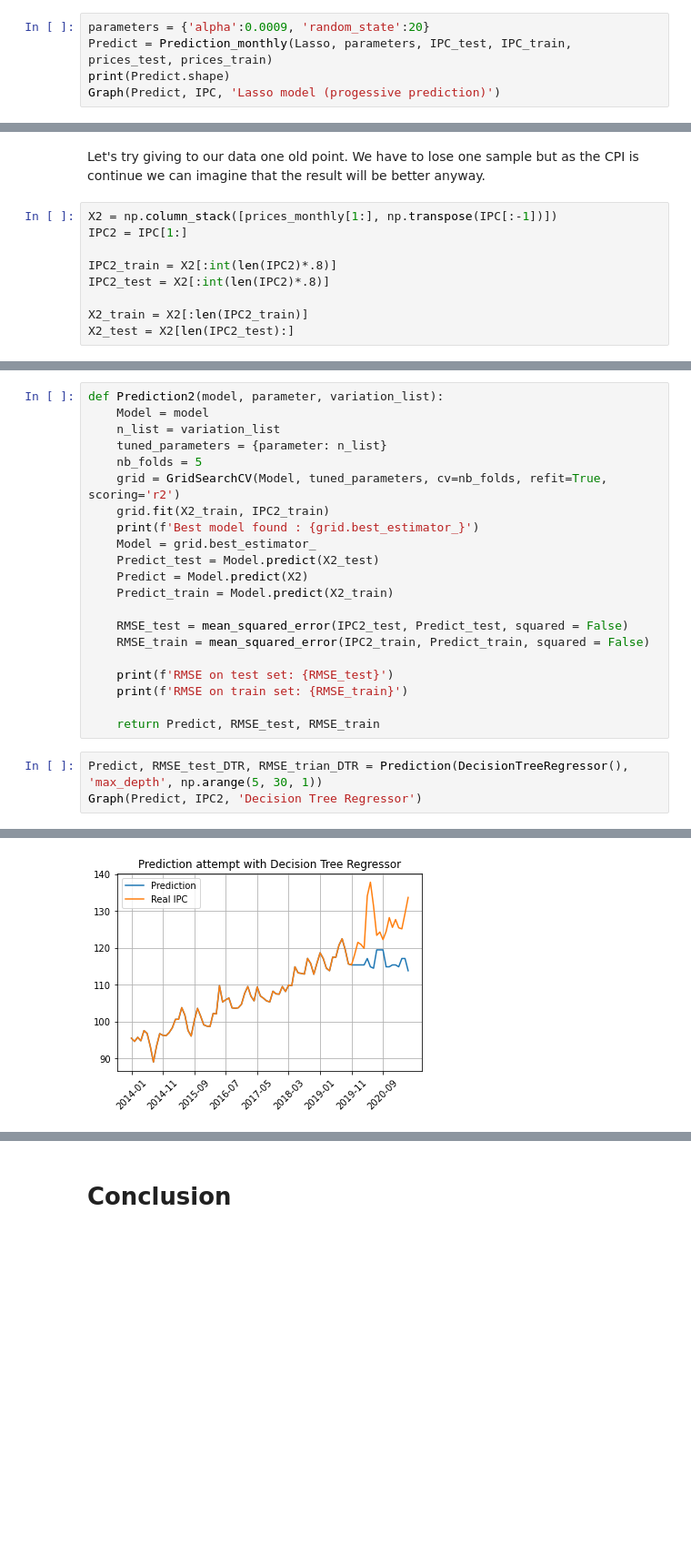
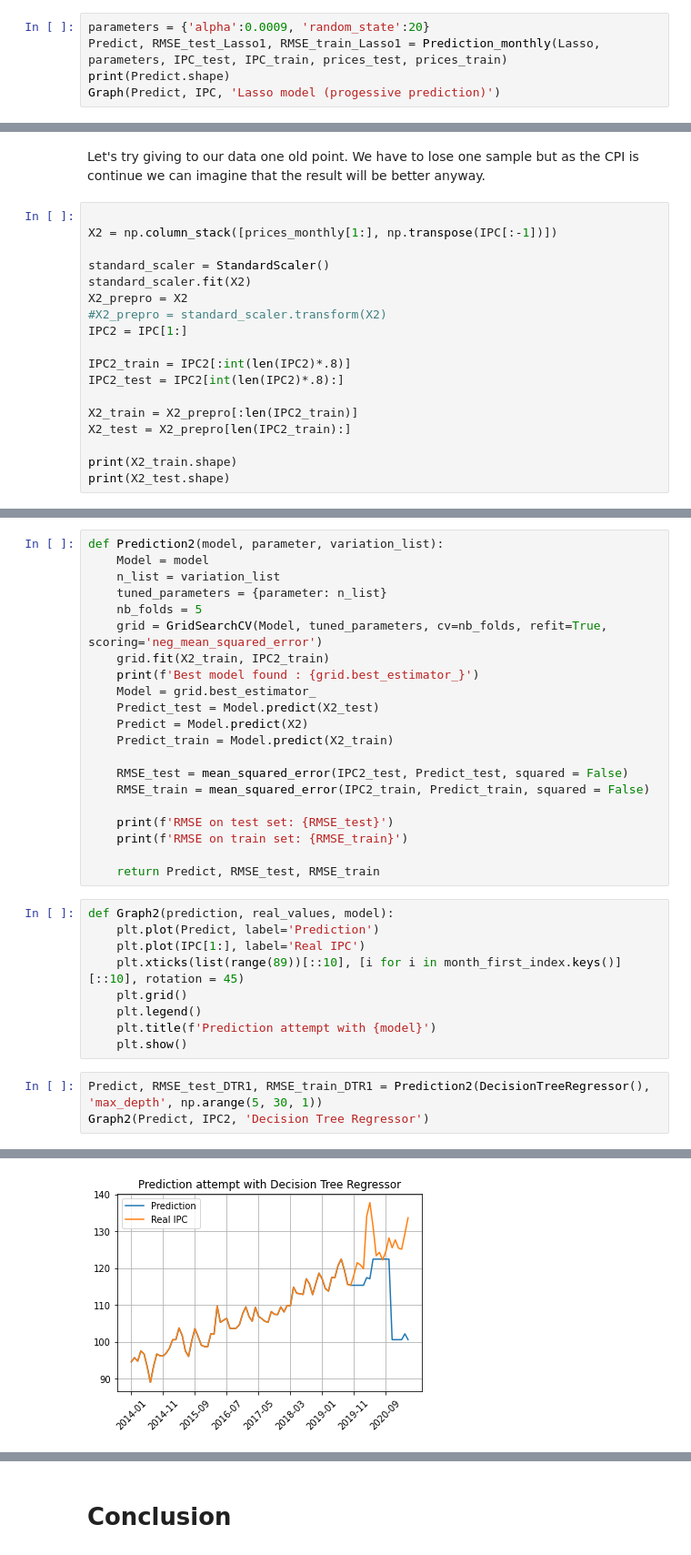
Before and after one commit to TristanBeuzelin/Projet-info-BNP, a Jupyter notebook: programms/simulations/Notebook/Global_notebook.ipynb, the cells around one changed output, grey strips where cells are left out. Shown at 91% size. Cells and saved outputs as stored; diff of their text form; blank space fills up the shorter version.

```diff
--- a/programms/simulations/Notebook/Global_notebook.ipynb
+++ b/programms/simulations/Notebook/Global_notebook.ipynb
@@ -351,6 +375,6 @@ RMSE on train set: 0.016625491974346544
 # %%
 parameters = {'alpha':0.0009, 'random_state':20}
-Predict = Prediction_monthly(Lasso, parameters, IPC_test, IPC_train, prices_test, prices_train)
+Predict, RMSE_test_Lasso1, RMSE_train_Lasso1 = Prediction_monthly(Lasso, parameters, IPC_test, IPC_train, prices_test, prices_train)
 print(Predict.shape)
 Graph(Predict, IPC, 'Lasso model (progessive prediction)')
 # %% [output]
@@ -365,11 +399,20 @@ The Lasso model has the same problem as the Ridge one.
 # %% [markdown]
 Let's try giving to our data one old point. We have to lose one sample but as the CPI is continue we can imagine that the result will be better anyway.
 # %%
+
 X2 = np.column_stack([prices_monthly[1:], np.transpose(IPC[:-1])])
+
+standard_scaler = StandardScaler()
+standard_scaler.fit(X2)
+X2_prepro = X2
+#X2_prepro = standard_scaler.transform(X2)
 IPC2 = IPC[1:]
 
-IPC2_train = X2[:int(len(IPC2)*.8)]
-IPC2_test = X2[:int(len(IPC2)*.8)]
+IPC2_train = IPC2[:int(len(IPC2)*.8)]
+IPC2_test = IPC2[int(len(IPC2)*.8):]
 
-X2_train = X2[:len(IPC2_train)]
-X2_test = X2[len(IPC2_test):]
+X2_train = X2_prepro[:len(IPC2_train)]
+X2_test = X2_prepro[len(IPC2_train):]
+
+print(X2_train.shape)
+print(X2_test.shape)
@@ -379,7 +425,7 @@ def Prediction2(model, parameter, variation_list):
     n_list = variation_list
     tuned_parameters = {parameter: n_list}
     nb_folds = 5
-    grid = GridSearchCV(Model, tuned_parameters, cv=nb_folds, refit=True, scoring='r2')
+    grid = GridSearchCV(Model, tuned_parameters, cv=nb_folds, refit=True, scoring='neg_mean_squared_error')
     grid.fit(X2_train, IPC2_train)
     print(f'Best model found : {grid.best_estimator_}')
     Model = grid.best_estimator_
@@ -394,7 +440,16 @@ def Prediction2(model, parameter, variation_list):
     print(f'RMSE on train set: {RMSE_train}')
 
     return Predict, RMSE_test, RMSE_train
+# %%
+def Graph2(prediction, real_values, model):
+    plt.plot(Predict, label='Prediction')
+    plt.plot(IPC[1:], label='Real IPC')
+    plt.xticks(list(range(89))[::10], [i for i in month_first_index.keys()][::10], rotation = 45)
+    plt.grid()
+    plt.legend()
+    plt.title(f'Prediction attempt with {model}')
+    plt.show()
 # %%
-Predict, RMSE_test_DTR, RMSE_trian_DTR = Prediction(DecisionTreeRegressor(), 'max_depth', np.arange(5, 30, 1))
-Graph(Predict, IPC2, 'Decision Tree Regressor')
+Predict, RMSE_test_DTR1, RMSE_train_DTR1 = Prediction2(DecisionTreeRegressor(), 'max_depth', np.arange(5, 30, 1))
+Graph2(Predict, IPC2, 'Decision Tree Regressor')
 # %% [output]
@@ -403,2 +463,2 @@ RMSE on test set: 11.776326063571593
 RMSE on train set: 0.0
-[figure, old version]
+[figure, new version]
```
Also changed, not shown: parts of 34 cells of this notebook.
